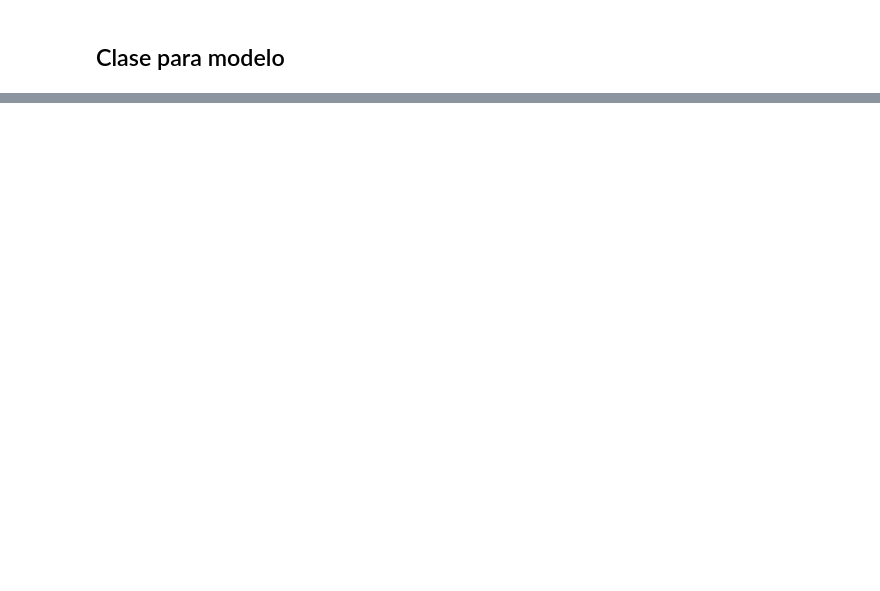
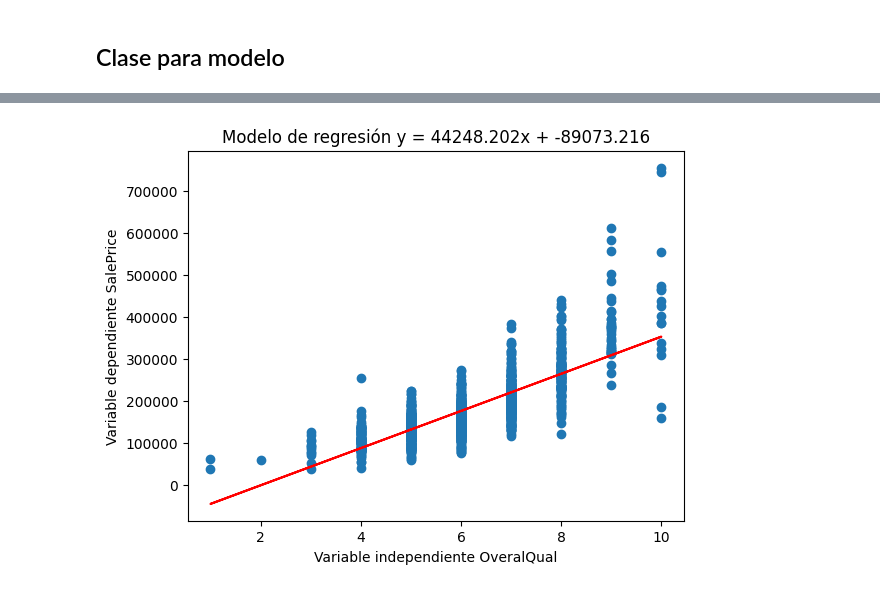
Before and after one commit to surizar2/ProyectoRegresionProgra, a Jupyter notebook: Proyecto Regresion Lineal.ipynb, the cells around one changed output, grey strips where cells are left out. Saved outputs shown, nothing was run; the diff lists cells and outputs as text; code cells hidden in the pictures; blank space fills up the shorter version.

```diff
--- a/Proyecto Regresion Lineal.ipynb
+++ b/Proyecto Regresion Lineal.ipynb
@@ -246,0 +267,4 @@ PruebaReg.PlotError()
+# %%
+ModeloOveralqual.PlotModelo()
+# %% [output]
+[figure, added]
```
Also changed, not shown: parts of 44 cells of this notebook.
